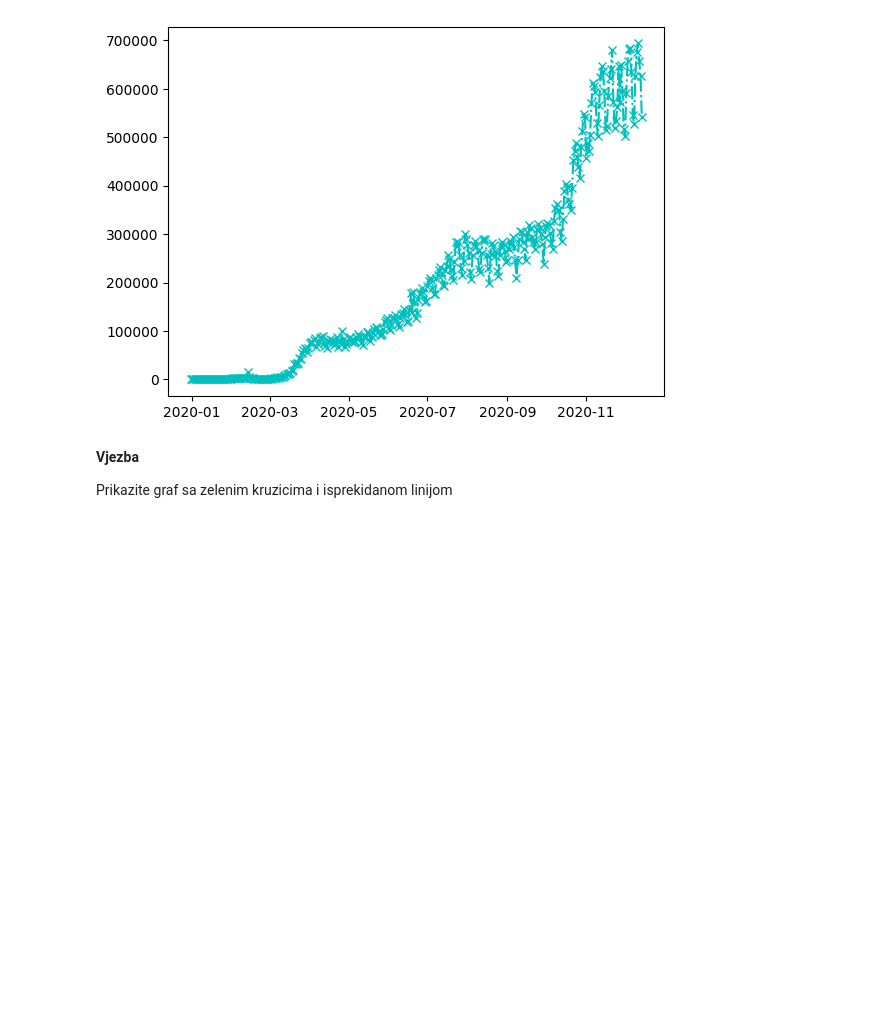
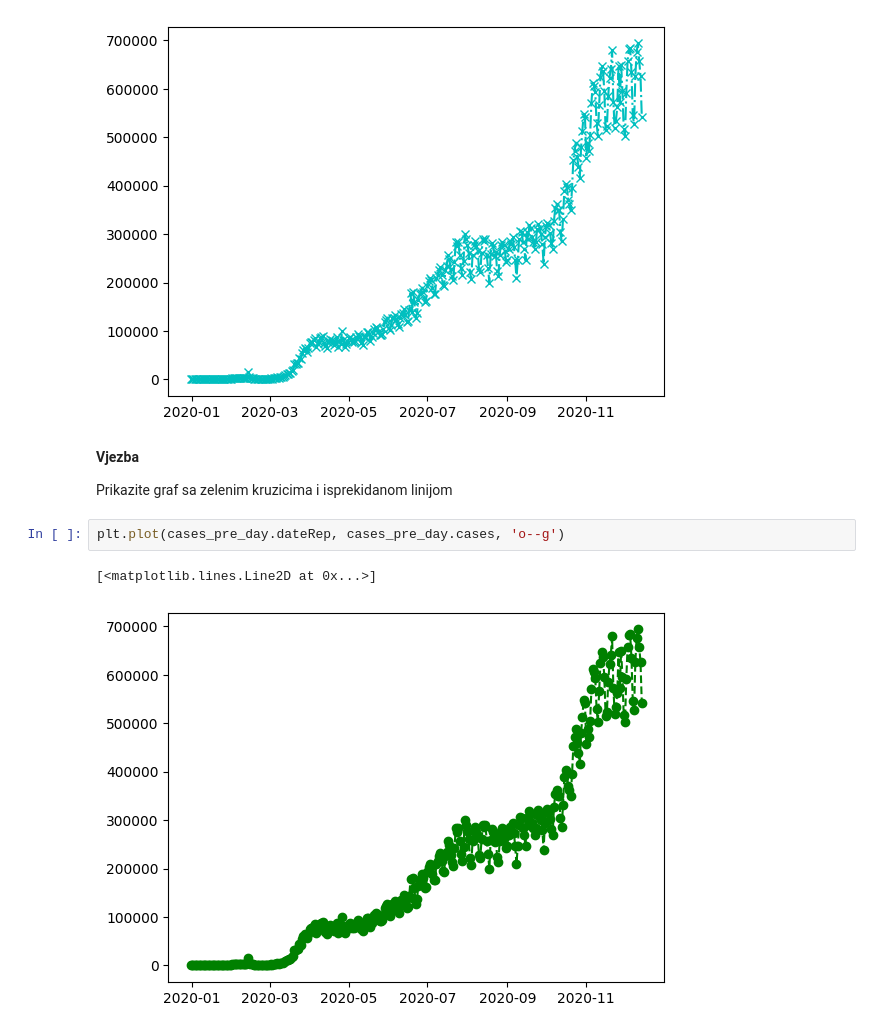
Before and after one commit to python-developer-algebra-klujic/pyds-ponavljanje, a Jupyter notebook: 4_vjezba_uvod_matplotlib.ipynb, the cells around one changed output. Drawn from its saved outputs; the diff is of its cells as text; blank space fills up the shorter version.

```diff
--- a/4_vjezba_uvod_matplotlib.ipynb
+++ b/4_vjezba_uvod_matplotlib.ipynb
@@ -108,3 +108,8 @@ plt.plot(cases_pre_day.dateRep, cases_pre_day.cases, 'x-.c')
 
 
 Prikazite graf sa zelenim kruzicima i isprekidanom linijom
+# %%
+plt.plot(cases_pre_day.dateRep, cases_pre_day.cases, 'o--g')
+# %% [output]
+[<matplotlib.lines.Line2D at 0x...>]
+[figure, added]
```
